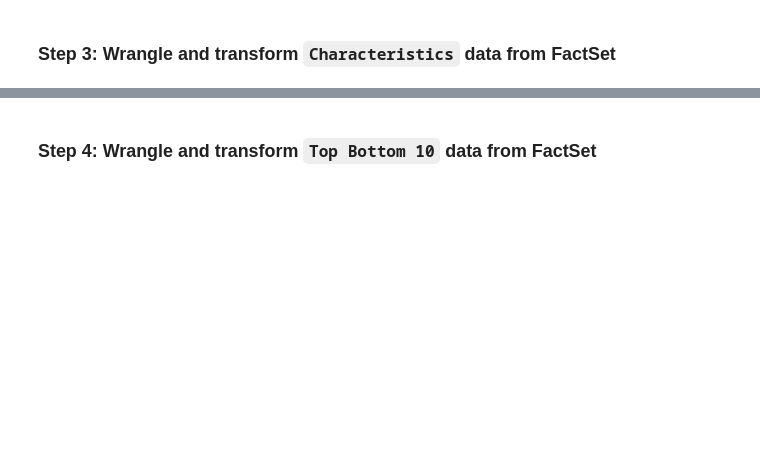
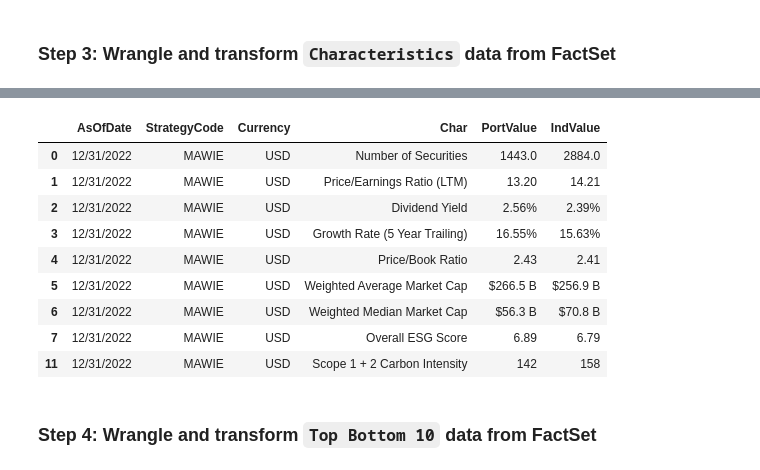
Before and after one commit to eardito/sim_chars_flat_file_project, a Jupyter notebook: chars_weights_flat_file.ipynb, the cells around one changed output, grey strips where cells are left out. Cells and saved outputs as stored; diff of their text form; code cells hidden in the pictures; blank space fills up the shorter version.

```diff
--- a/chars_weights_flat_file.ipynb
+++ b/chars_weights_flat_file.ipynb
@@ -267,3 +191,57 @@ chars
+# %%
+# Transform numerical output to appropriate type
+
+def MCap(item):
+    item /= 1000
+    item = round(item, 1)
+    item = str(item)
+    item = curr + item + ' B'
+    return item
+
+chars.loc[5,'PortValue'] = MCap(chars.loc[5,'PortValue'])
+chars.loc[6,'PortValue'] = MCap(chars.loc[6,'PortValue'])
+chars.loc[5, 'IndValue'] = MCap(chars.loc[5, 'IndValue'])
+chars.loc[6, 'IndValue'] = MCap(chars.loc[6, 'IndValue'])
+
+def PercString(item):
+    item = "{:0.2f}%".format(item)
+    return item
+
+chars.loc[2,'PortValue'] = PercString(chars.loc[2,'PortValue'])
+chars.loc[2, 'IndValue'] = PercString(chars.loc[2, 'IndValue'])
+chars.loc[3, 'PortValue'] = PercString(chars.loc[3, 'PortValue'])
+chars.loc[3, 'IndValue'] = PercString(chars.loc[3, 'IndValue'])
+
+def RoundString(item):
+    item = "{:0.2f}".format(item)
+    return item
+
+chars.loc[1, 'PortValue'] = RoundString(chars.loc[1, 'PortValue'])
+chars.loc[1, 'IndValue'] = RoundString(chars.loc[1, 'IndValue'])
+chars.loc[4, 'PortValue'] = RoundString(chars.loc[4, 'PortValue'])
+chars.loc[4, 'IndValue'] = RoundString(chars.loc[4, 'IndValue'])
+chars.loc[7, 'PortValue'] = RoundString(chars.loc[7, 'PortValue'])
+chars.loc[7, 'IndValue'] = RoundString(chars.loc[7, 'IndValue'])
+
+def RoundInt(item):
+    item = "{:0.0f}".format(item)
+    return item
+
+chars.loc[11, 'PortValue'] = RoundInt(chars.loc[11, 'PortValue'])
+chars.loc[11, 'IndValue'] = RoundInt(chars.loc[11, 'IndValue'])
+
+chars
+# %% [output]
+|  | AsOfDate | StrategyCode | Currency | Char | PortValue | IndValue |
+| 0 | 12/31/2022 | MAWIE | USD | Number of Securities | 1443.0 | 2884.0 |
+| 1 | 12/31/2022 | MAWIE | USD | Price/Earnings Ratio (LTM) | 13.20 | 14.21 |
+| 2 | 12/31/2022 | MAWIE | USD | Dividend Yield | 2.56% | 2.39% |
+| 3 | 12/31/2022 | MAWIE | USD | Growth Rate (5 Year Trailing) | 16.55% | 15.63% |
+| 4 | 12/31/2022 | MAWIE | USD | Price/Book Ratio | 2.43 | 2.41 |
+| 5 | 12/31/2022 | MAWIE | USD | Weighted Average Market Cap | $266.5 B | $256.9 B |
+| 6 | 12/31/2022 | MAWIE | USD | Weighted Median Market Cap | $56.3 B | $70.8 B |
+| 7 | 12/31/2022 | MAWIE | USD | Overall ESG Score | 6.89 | 6.79 |
+| 11 | 12/31/2022 | MAWIE | USD | Scope 1 + 2 Carbon Intensity | 142 | 158 |
 # %% [markdown]
 ### Step 4:  Wrangle and transform `Top Bottom 10` data from FactSet
 # %%
```
Also changed, not shown: parts of 18 cells of this notebook.
